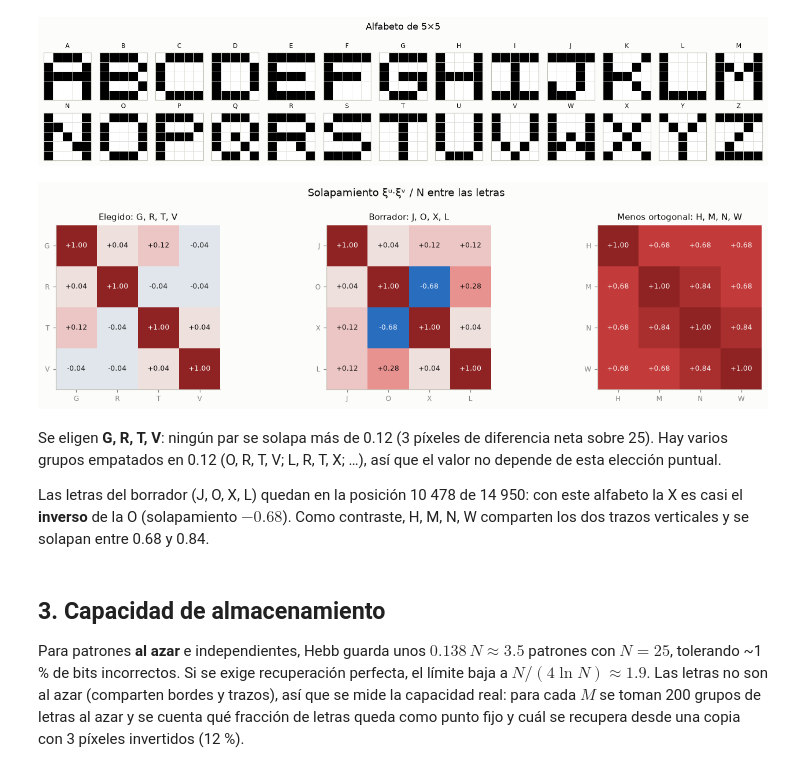
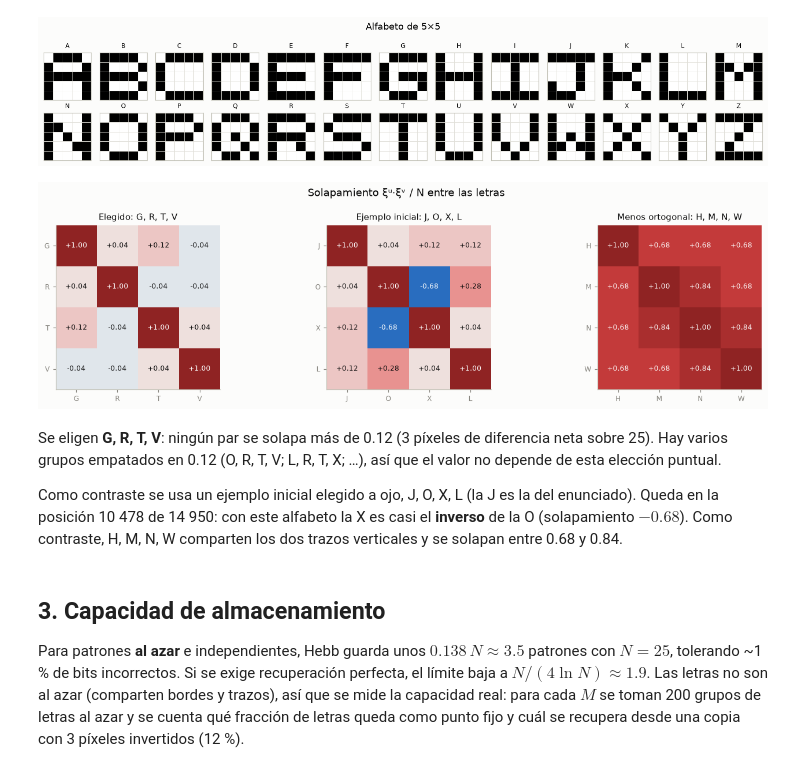
Before and after one commit to yakdudi12/DIAO2A, a Jupyter notebook: TP4/ejercicio2.ipynb, the cells around one changed output. Saved outputs shown, nothing was run; the diff lists cells and outputs as text; code cells hidden in the pictures.

```diff
--- a/TP4/ejercicio2.ipynb
+++ b/TP4/ejercicio2.ipynb
@@ -92,26 +92,26 @@ J, O, X, L queda en la posición 10478
 [figure]
 # %%
 fig, axes = plt.subplots(1, 3, figsize=(13, 3.6))
-for ax, (title, group) in zip(axes, {"Elegido": GROUP, "Borrador": DRAFT_GROUP,
+for ax, (title, group) in zip(axes, {"Elegido": GROUP, "Ejemplo inicial": DRAFT_GROUP,
                                      "Menos ortogonal": WORST_GROUP}.items()):
     O = overlaps(letters.stack(group))
     ax.imshow(O, cmap=plots.DIVERGING, vmin=-1, vmax=1)
     for (r, c), value in np.ndenumerate(O):
         ax.text(c, r, f"{value:+.2f}", ha="center", va="center", fontsize=8,
                 color="white" if abs(value) > 0.6 else plots.INK)
     ax.set_xticks(range(4), group)
     ax.set_yticks(range(4), group)
     ax.grid(False)
     ax.set_title(f"{title}: {', '.join(group)}")
 fig.suptitle("Solapamiento ξᵘ·ξᵛ / N entre las letras", color=plots.INK)
 fig.tight_layout()
 plt.show()
 # %% [output]
-[figure, old version]
+[figure, new version]
 # %% [markdown]
 Se eligen **G, R, T, V**: ningún par se solapa más de 0.12 (3 píxeles de diferencia neta sobre 25). Hay varios grupos empatados en 0.12 (O, R, T, V; L, R, T, X; …), así que el valor no depende de esta elección puntual.
 
-Las letras del borrador (J, O, X, L) quedan en la posición 10 478 de 14 950: con este alfabeto la X es casi el **inverso** de la O (solapamiento $-0.68$). Como contraste, H, M, N, W comparten los dos trazos verticales y se solapan entre 0.68 y 0.84.
+Como contraste se usa un ejemplo inicial elegido a ojo, J, O, X, L (la J es la del enunciado). Queda en la posición 10 478 de 14 950: con este alfabeto la X es casi el **inverso** de la O (solapamiento $-0.68$). Como contraste, H, M, N, W comparten los dos trazos verticales y se solapan entre 0.68 y 0.84.
 # %% [markdown]
 ## 3. Capacidad de almacenamiento
 
```
Also changed, not shown: parts of 9 cells of this notebook, 2 other files.
